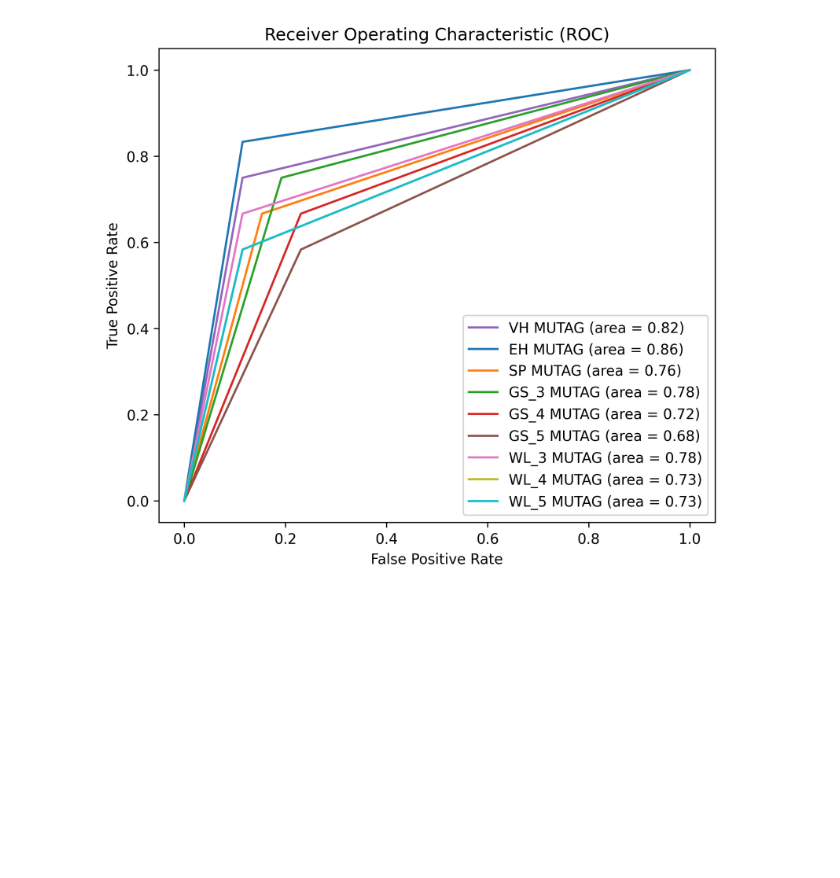
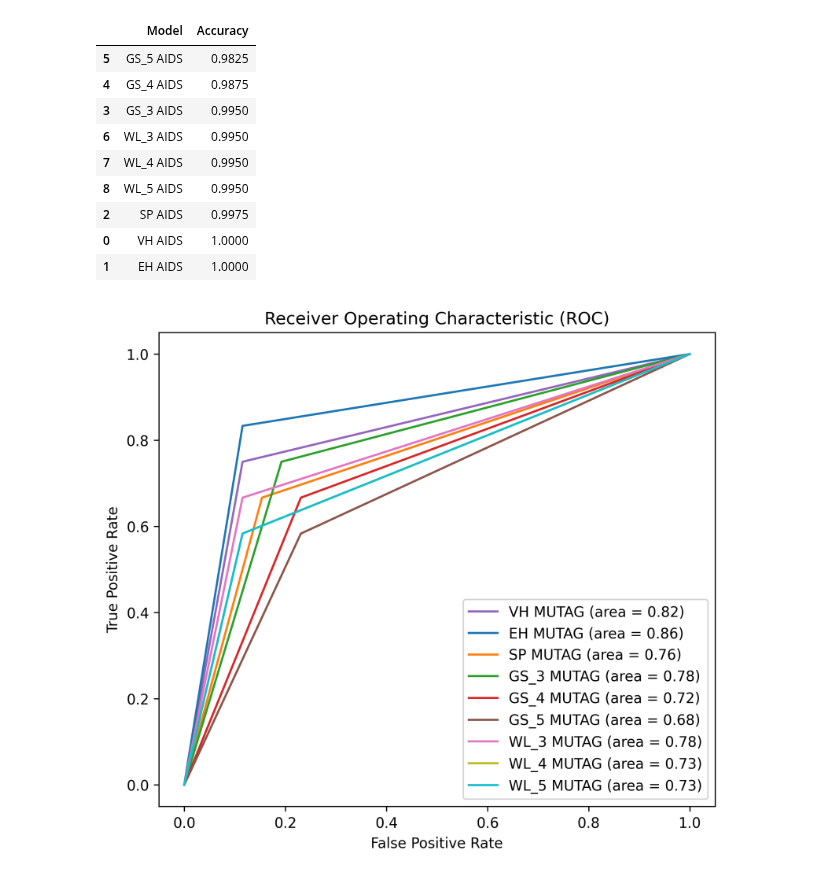
Before and after one commit to congrendai/MSc_Individual_Project, a Jupyter notebook: result_model_evaluation.ipynb, the cells around one changed output. Saved outputs shown, nothing was run; the diff lists cells and outputs as text; code cells hidden in the pictures; blank space fills up the shorter version.

```diff
--- a/result_model_evaluation.ipynb
+++ b/result_model_evaluation.ipynb
@@ -55,3 +58,16 @@ plt.savefig('./plots/result/AIDS_accuracy.png', bbox_inches='tight')
+# %%
+df_AIDS
+# %% [output]
+|  | Model | Accuracy |
+| 5 | GS_5 AIDS | 0.9825 |
+| 4 | GS_4 AIDS | 0.9875 |
+| 3 | GS_3 AIDS | 0.9950 |
+| 6 | WL_3 AIDS | 0.9950 |
+| 7 | WL_4 AIDS | 0.9950 |
+| 8 | WL_5 AIDS | 0.9950 |
+| 2 | SP AIDS | 0.9975 |
+| 0 | VH AIDS | 1.0000 |
+| 1 | EH AIDS | 1.0000 |
 # %%
 # to save the confusion matrix in the plots/result/cm/ folder
 for model in models_MUTAG.values(): model.evaluator.confusion_matrix()
```
Also changed, not shown: parts of 3 cells of this notebook, 2 other files.
